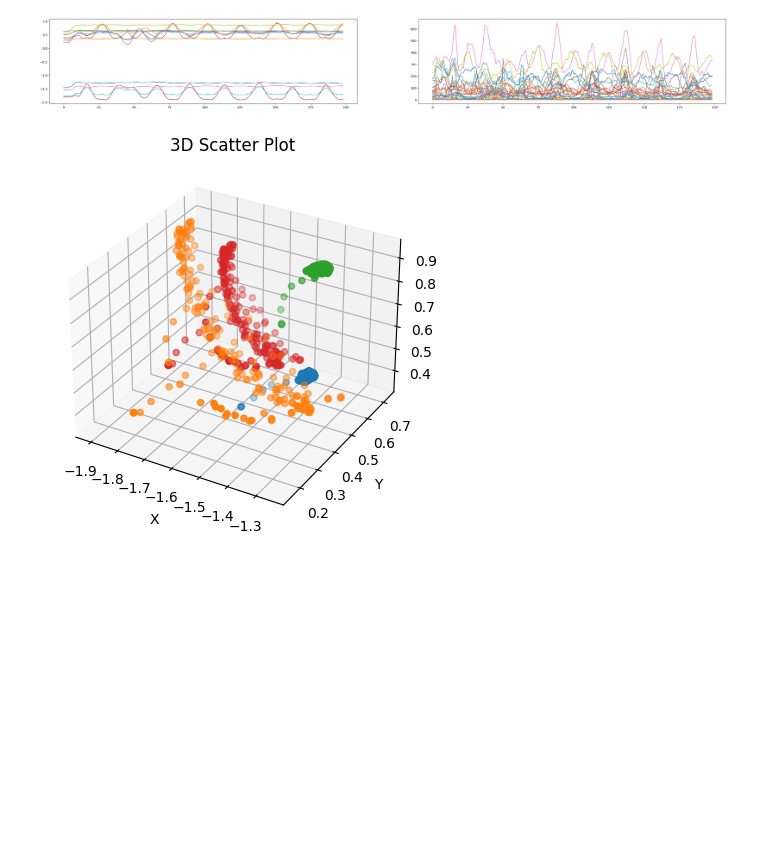
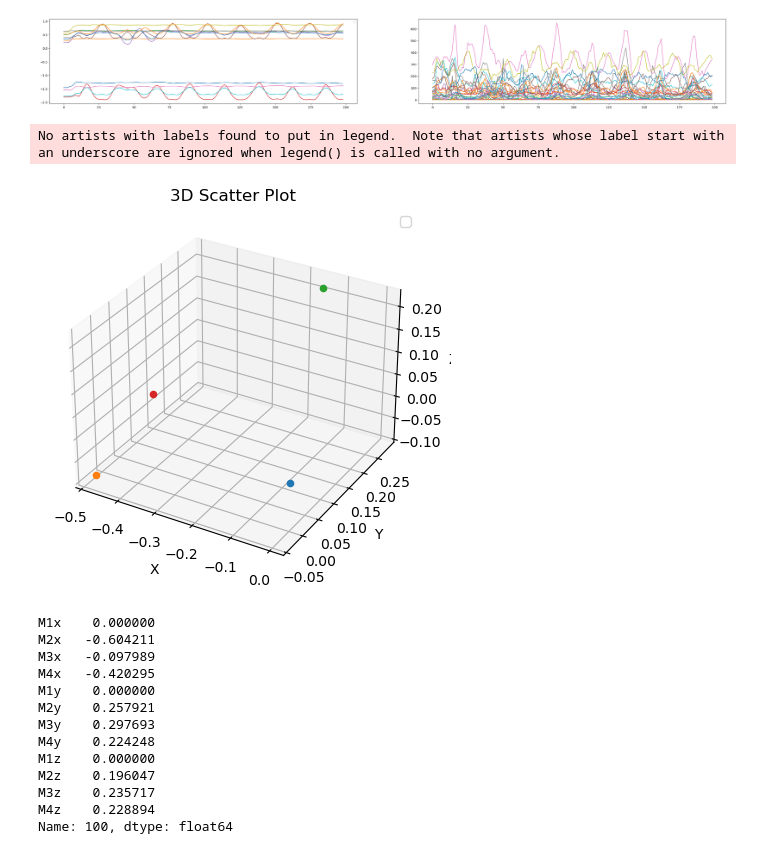
Before and after one commit to rotematari/roboticstau, a Jupyter notebook: new_code/data/test.ipynb, the cells around one changed output. Saved outputs shown, nothing was run; the diff lists cells and outputs as text; code cells hidden in the pictures; blank space fills up the shorter version.

Commit message:
label bias

```diff
--- a/new_code/data/test.ipynb
+++ b/new_code/data/test.ipynb
@@ -141,7 +127,7 @@ import pandas as pd
 import matplotlib.pyplot as plt
 
 # Load the data from the CSV file
-data = pd.read_csv('/home/robotics20/Documents/rotem/new_code/data/data/14_Jun_2023_08_30.csv')
+data = pd.read_csv(r'C:\Users\rotem\OneDrive\Desktop\main\roboticstau\new_code\data\data\14_Jun_2023_08_30.csv')
 # %%
 data.columns
 # %% [output]
@@ -190,26 +176,26 @@ import pandas as pd
 import matplotlib.pyplot as plt
 from mpl_toolkits.mplot3d import Axes3D
 
-# # Load the data from the CSV file
-# data = pd.read_csv('data.csv')
+def plt_data(data):
+    # # Load the data from the CSV file
+    # data = pd.read_csv('data.csv')
 
-# Create a 3D plot
-fig = plt.figure()
-ax = fig.add_subplot(111, projection='3d')
+    # Create a 3D plot
+    fig = plt.figure()
+    ax = fig.add_subplot(111, projection='3d')
 
-# Plot the data
-ax.scatter(data['M1x'], data['M1y'], data['M1z'])
-ax.scatter(data['M2x'], data['M2y'], data['M2z'])
-ax.scatter(data['M3x'], data['M3y'], data['M3z'])
-ax.scatter(data['M4x'], data['M4y'], data['M4z'])
+    # Plot the data
+    ax.scatter(data['M1x'], data['M1y'], data['M1z'])
+    ax.scatter(data['M2x'], data['M2y'], data['M2z'])
+    ax.scatter(data['M3x'], data['M3y'], data['M3z'])
+    ax.scatter(data['M4x'], data['M4y'], data['M4z'])
 
-# Add labels and title
-ax.set_xlabel('X')
-ax.set_ylabel('Y')
-ax.set_zlabel('Z')
-ax.set_title('3D Scatter Plot')
+    # Add labels and title
+    ax.set_xlabel('X')
+    ax.set_ylabel('Y')
+    ax.set_zlabel('Z')
+    ax.set_title('3D Scatter Plot')
+    ax.legend()
 
-# Show the plot
-plt.show()
+    # Show the plot
+    plt.show()
-# %% [output]
-[figure, removed]
@@ -255,0 +202,35 @@ plt.show()
+# %%
+from data_proses import get_label_axis
+
+label_df = data[['M1x', 'M1y', 'M1z', 'M2x', 'M2y', 'M2z', 'M3x', 'M3y', 'M3z',
+       'M4x', 'M4y', 'M4z']]
+
+# label_df = get_label_axis(label_df)
+
+x  = label_df[['M1x','M2x','M3x','M4x']].sub(label_df['M1x'], axis=0)
+
+y = label_df[['M1y','M2y','M3y','M4y']].sub(label_df['M1y'], axis=0)
+z = label_df[['M1z','M2z','M3z','M4z']].sub(label_df['M1z'], axis=0)
+
+
+
+f = pd.concat((x,y,z),axis=1)
+
+plt_data(f.loc[60])
+f.loc[100]
+# %% [output]
+No artists with labels found to put in legend.  Note that artists whose label start with an underscore are ignored when legend() is called with no argument.
+[figure, added]
+M1x    0.000000
+M2x   -0.604211
+M3x   -0.097989
+M4x   -0.420295
+M1y    0.000000
+M2y    0.257921
+M3y    0.297693
+M4y    0.224248
+M1z    0.000000
+M2z    0.196047
+M3z    0.235717
+M4z    0.228894
+Name: 100, dtype: float64
```
Also changed, not shown: parts of 5 cells of this notebook, 1 other file.
